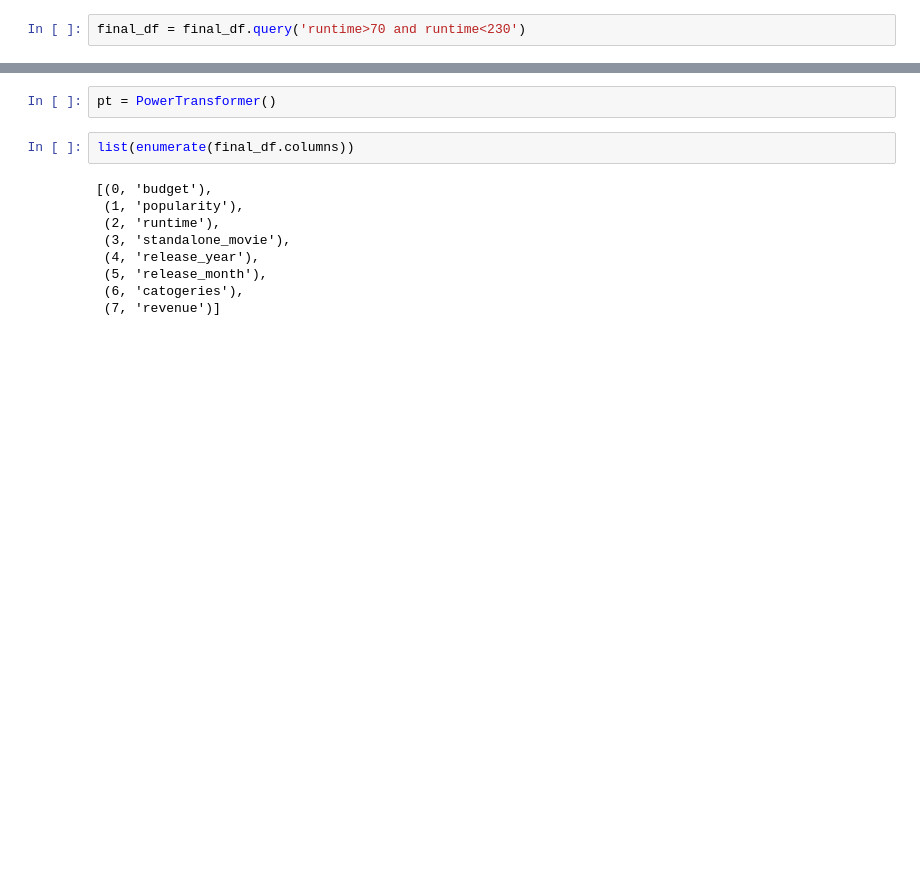
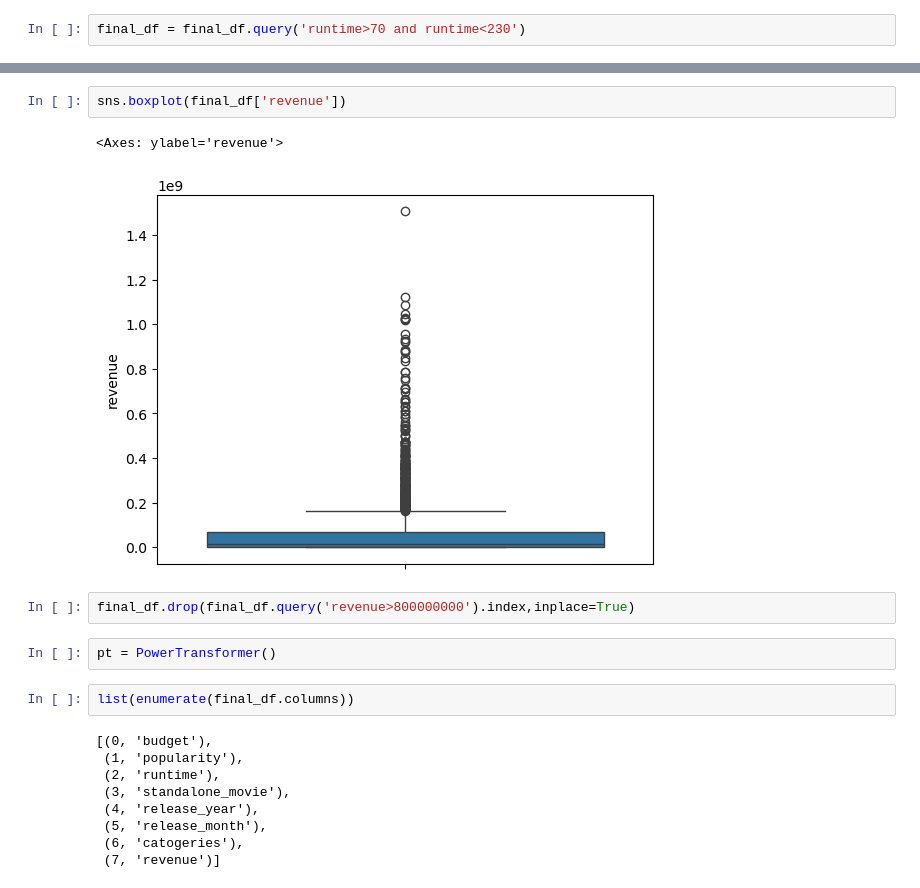
Before and after one commit to abdulvajid1/TMBD-MOVIE-REVENUE-PREDICTION, a Jupyter notebook: notebook.ipynb, the cells around one changed output, grey strips where cells are left out. Saved outputs shown, nothing was run; the diff lists cells and outputs as text; blank space fills up the shorter version.

```diff
--- a/notebook.ipynb
+++ b/notebook.ipynb
@@ -436,3 +457,10 @@ final_df = final_df.query('runtime>70 and runtime<230')
+# %%
+sns.boxplot(final_df['revenue'])
+# %% [output]
+<Axes: ylabel='revenue'>
+[figure, added]
+# %%
+final_df.drop(final_df.query('revenue>800000000').index,inplace=True)
 # %%
 pt = PowerTransformer()
 # %%
```
Also changed, not shown: parts of 16 cells of this notebook.
